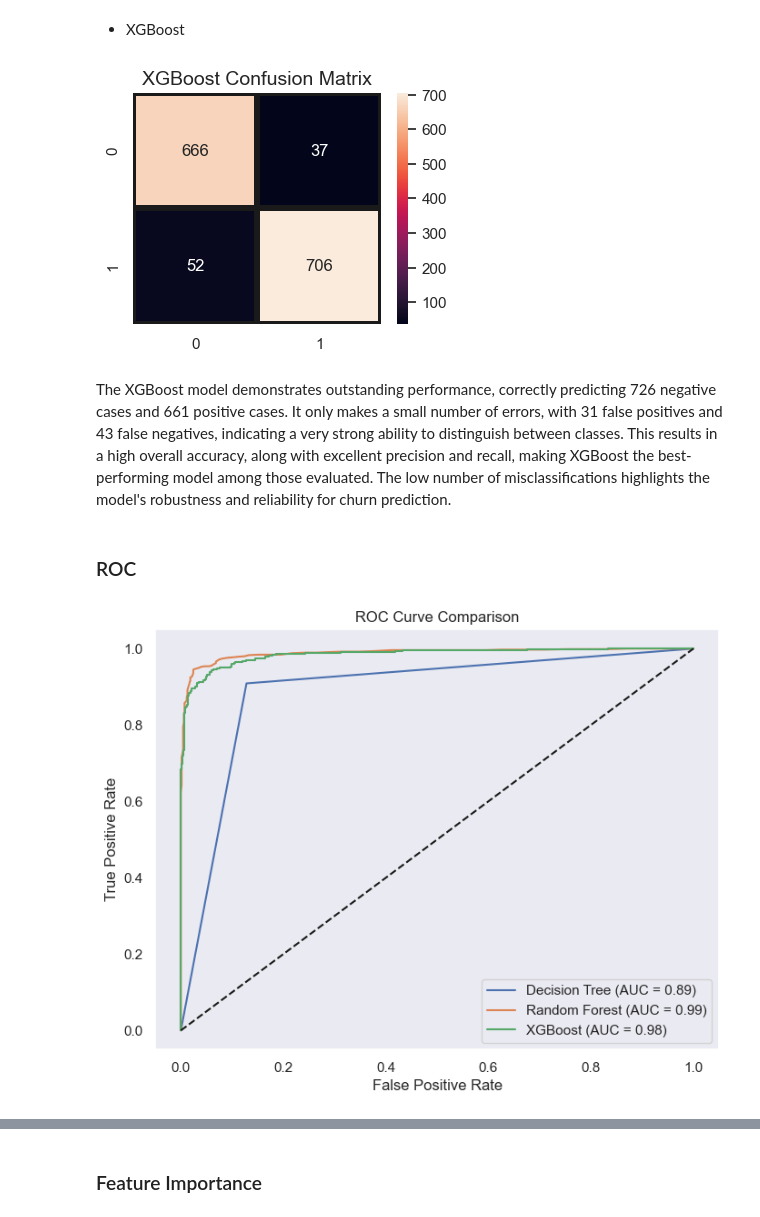
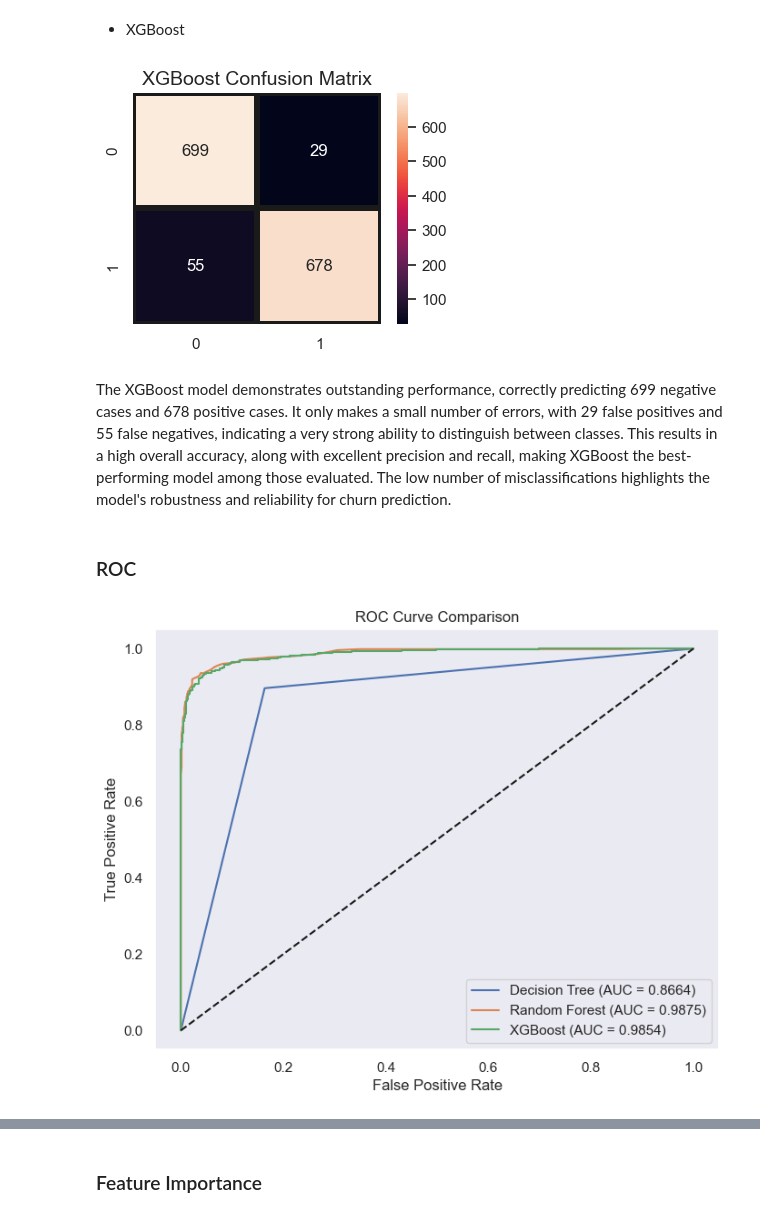
Before and after one commit to aprizazicka/customer_churn_prediction, a Jupyter notebook: model.ipynb, the cells around one changed output, grey strips where cells are left out. Saved outputs shown, nothing was run; the diff lists cells and outputs as text; code cells hidden in the pictures.

```diff
--- a/model.ipynb
+++ b/model.ipynb
@@ -160,7 +148,7 @@ for container in ax.containers:
 # %% [markdown]
 ### Splitting Resample Data
 # %%
-xr_train, xr_val, yr_train, yr_val = train_test_split(x_resampled, y_resampled, test_size=0.2)
+xr_train, xr_test, yr_train, yr_test = train_test_split(x_resampled, y_resampled, test_size=0.2)
 # %% [markdown]
 - Random forest (resampled)
 # %%
@@ -290,49 +276,49 @@ The Decision Tree model shows good performance, correctly predicting 641 negativ
 - XGBoost
 # %%
 plt.figure(figsize=(4,3))
-sns.heatmap(confusion_matrix(yr_val, yr_pred_xgb),
+sns.heatmap(confusion_matrix(yr_test, yr_pred_xgb),
                 annot=True, fmt = "d", linecolor="k", linewidths=3)
 
 plt.title("XGBoost Confusion Matrix",fontsize=14)
 plt.show()
 # %% [output]
-[figure, old version]
+[figure, new version]
 # %% [markdown]
-The XGBoost model demonstrates outstanding performance, correctly predicting 726 negative cases and 661 positive cases. It only makes a small number of errors, with 31 false positives and 43 false negatives, indicating a very strong ability to distinguish between classes. This results in a high overall accuracy, along with excellent precision and recall, making XGBoost the best-performing model among those evaluated. The low number of misclassifications highlights the model's robustness and reliability for churn prediction.
+The XGBoost model demonstrates outstanding performance, correctly predicting 699 negative cases and 678 positive cases. It only makes a small number of errors, with 29 false positives and 55 false negatives, indicating a very strong ability to distinguish between classes. This results in a high overall accuracy, along with excellent precision and recall, making XGBoost the best-performing model among those evaluated. The low number of misclassifications highlights the model's robustness and reliability for churn prediction.
 # %% [markdown]
 ### ROC
 # %%
 # 1. Predict probabilities for each model
-yr_proba_dt = dt_model_r.predict_proba(xr_val)[:, 1]
-yr_proba_rf = rfc_model_r.predict_proba(xr_val)[:, 1]
-yr_proba_xgb = xgb_model_r.predict_proba(xr_val)[:, 1]
+yr_proba_dt = dt_model_r.predict_proba(xr_test)[:, 1]
+yr_proba_rf = rfc_model_r.predict_proba(xr_test)[:, 1]
+yr_proba_xgb = xgb_model_r.predict_proba(xr_test)[:, 1]
 
 # 2. Calculate ROC curves
-fpr_dt, tpr_dt, _ = roc_curve(yr_val, yr_proba_dt)
-fpr_rf, tpr_rf, _ = roc_curve(yr_val, yr_proba_rf)
-fpr_xgb, tpr_xgb, _ = roc_curve(yr_val, yr_proba_xgb)
+fpr_dt, tpr_dt, _ = roc_curve(yr_test, yr_proba_dt)
+fpr_rf, tpr_rf, _ = roc_curve(yr_test, yr_proba_rf)
+fpr_xgb, tpr_xgb, _ = roc_curve(yr_test, yr_proba_xgb)
 
 # 3. Calculate ROC AUC scores
-roc_auc_dt = roc_auc_score(yr_val, yr_proba_dt)
-roc_auc_rf = roc_auc_score(yr_val, yr_proba_rf)
-roc_auc_xgb = roc_auc_score(yr_val, yr_proba_xgb)
+roc_auc_dt = roc_auc_score(yr_test, yr_proba_dt)
+roc_auc_rf = roc_auc_score(yr_test, yr_proba_rf)
+roc_auc_xgb = roc_auc_score(yr_test, yr_proba_xgb)
 
 # 4. Plot ROC Curves
 plt.figure(figsize=(8,6))
 
-plt.plot(fpr_dt, tpr_dt, label=f'Decision Tree (AUC = {roc_auc_dt:.2f})')
-plt.plot(fpr_rf, tpr_rf, label=f'Random Forest (AUC = {roc_auc_rf:.2f})')
-plt.plot(fpr_xgb, tpr_xgb, label=f'XGBoost (AUC = {roc_auc_xgb:.2f})')
+plt.plot(fpr_dt, tpr_dt, label=f'Decision Tree (AUC = {roc_auc_dt:.4f})')
+plt.plot(fpr_rf, tpr_rf, label=f'Random Forest (AUC = {roc_auc_rf:.4f})')
+plt.plot(fpr_xgb, tpr_xgb, label=f'XGBoost (AUC = {roc_auc_xgb:.4f})')
 
 # Random guessing line
 plt.plot([0, 1], [0, 1], 'k--')
 
 # Plot settings
 plt.xlabel('False Positive Rate')
 plt.ylabel('True Positive Rate')
 plt.title('ROC Curve Comparison')
 plt.legend(loc='lower right')
 plt.grid()
 plt.show()
 # %% [output]
-[figure, old version]
+[figure, new version]
```
Also changed, not shown: parts of 21 cells of this notebook.
